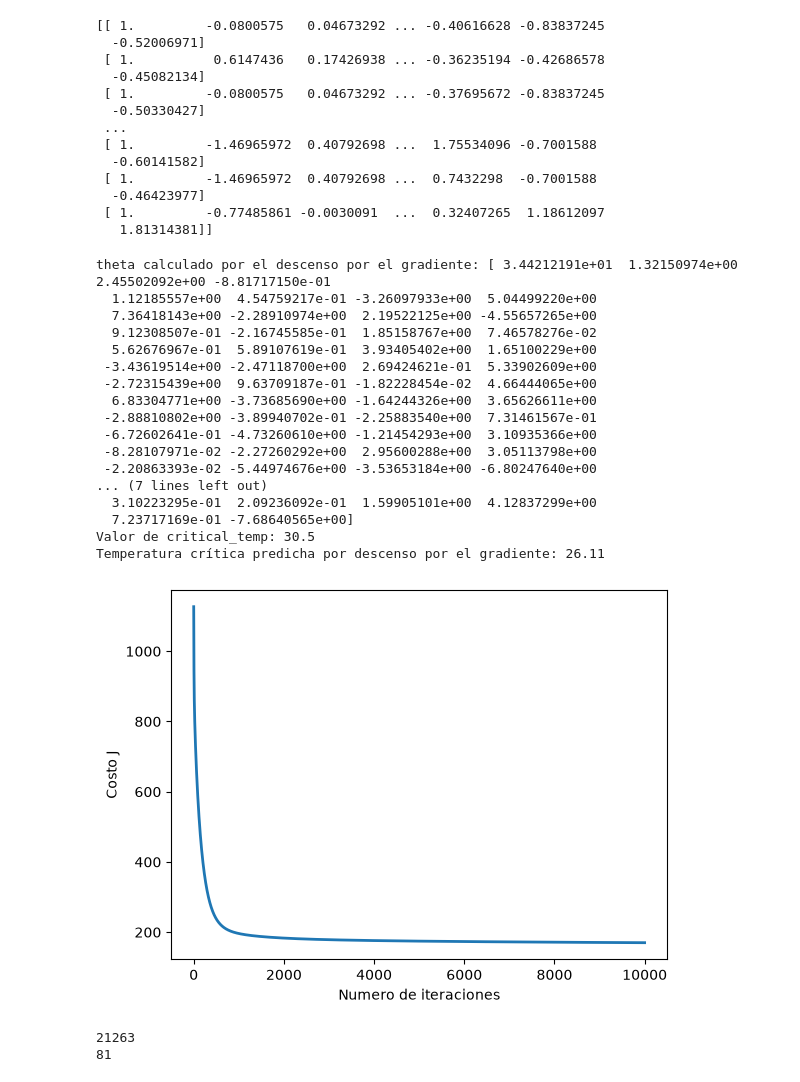
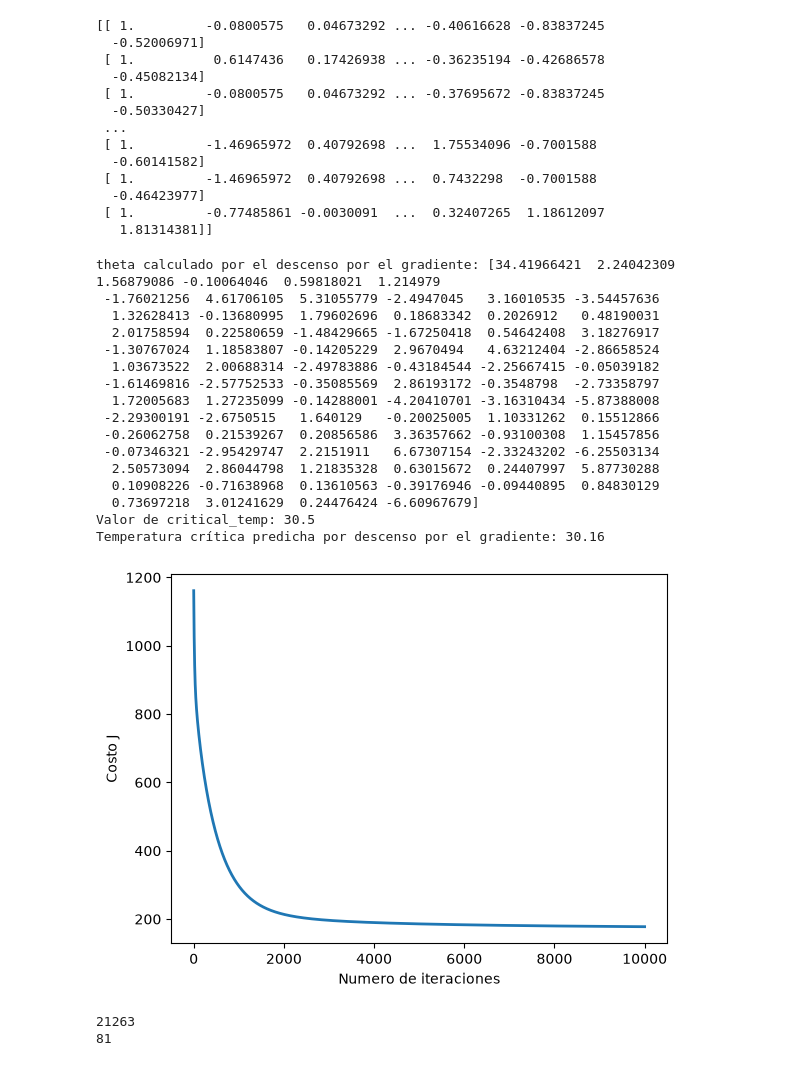
Before and after one commit to Zahir-R/SIS420-LABS, a Jupyter notebook: LAB2/script.ipynb, the cells around one changed output. Saved outputs shown, nothing was run; the diff lists cells and outputs as text; code cells hidden in the pictures.

```diff
--- a/LAB2/script.ipynb
+++ b/LAB2/script.ipynb
@@ -120,46 +112,42 @@ def gradientDescentMulti(X, y, theta, alpha, num_iters):
 
     return theta, J_history
 # %%
-alpha = 0.003 # alpha = 0.001
+alpha = 0.001 #0.003
 num_iters = 10000
 
-# inicializa theta y ejecuta el descenso por el gradiente
 theta = np.zeros(X.shape[1])
 theta_dg, J_history = gradientDescentMulti(X, y, theta, alpha, num_iters)
 
-# Grafica la convergencia del costo
 pyplot.plot(np.arange(len(J_history)), J_history, lw=2)
 pyplot.xlabel('Numero de iteraciones')
 pyplot.ylabel('Costo J')
 
-# Muestra los resultados del descenso por el gradiente
 print('theta calculado por el descenso por el gradiente: {:s}'.format(str(theta_dg)))
 
 ejemplo = X_df.iloc[187].values
 ejemplo_dg = (ejemplo - mu) / sigma
 X_array = np.insert(ejemplo_dg, 0, 1)
 temp_pred = np.dot(X_array, theta_dg)
 y_pred_n = np.dot(X, theta_dg)
 
 print(f'Valor de critical_temp: {y[187]}')
 print(f'Temperatura crítica predicha por descenso por el gradiente: {temp_pred:.2f}')
 # %% [output]
-theta calculado por el descenso por el gradiente: [ 3.44212191e+01  1.32150974e+00  2.45502092e+00 -8.81717150e-01
-  1.12185557e+00  4.54759217e-01 -3.26097933e+00  5.04499220e+00
-  7.36418143e+00 -2.28910974e+00  2.19522125e+00 -4.55657265e+00
-  9.12308507e-01 -2.16745585e-01  1.85158767e+00  7.46578276e-02
-  5.62676967e-01  5.89107619e-01  3.93405402e+00  1.65100229e+00
- -3.43619514e+00 -2.47118700e+00  2.69424621e-01  5.33902609e+00
- -2.72315439e+00  9.63709187e-01 -1.82228454e-02  4.66444065e+00
-  6.83304771e+00 -3.73685690e+00 -1.64244326e+00  3.65626611e+00
- -2.88810802e+00 -3.89940702e-01 -2.25883540e+00  7.31461567e-01
- -6.72602641e-01 -4.73260610e+00 -1.21454293e+00  3.10935366e+00
- -8.28107971e-02 -2.27260292e+00  2.95600288e+00  3.05113798e+00
- -2.20863393e-02 -5.44974676e+00 -3.53653184e+00 -6.80247640e+00
-... (7 lines left out)
-  3.10223295e-01  2.09236092e-01  1.59905101e+00  4.12837299e+00
-  7.23717169e-01 -7.68640565e+00]
+theta calculado por el descenso por el gradiente: [34.41966421  2.24042309  1.56879086 -0.10064046  0.59818021  1.214979
+ -1.76021256  4.61706105  5.31055779 -2.4947045   3.16010535 -3.54457636
+  1.32628413 -0.13680995  1.79602696  0.18683342  0.2026912   0.48190031
+  2.01758594  0.22580659 -1.48429665 -1.67250418  0.54642408  3.18276917
+ -1.30767024  1.18583807 -0.14205229  2.9670494   4.63212404 -2.86658524
+  1.03673522  2.00688314 -2.49783886 -0.43184544 -2.25667415 -0.05039182
+ -1.61469816 -2.57752533 -0.35085569  2.86193172 -0.3548798  -2.73358797
+  1.72005683  1.27235099 -0.14288001 -4.20410701 -3.16310434 -5.87388008
+ -2.29300191 -2.6750515   1.640129   -0.20025005  1.10331262  0.15512866
+ -0.26062758  0.21539267  0.20856586  3.36357662 -0.93100308  1.15457856
+ -0.07346321 -2.95429747  2.2151911   6.67307154 -2.33243202 -6.25503134
+  2.50573094  2.86044798  1.21835328  0.63015672  0.24407997  5.87730288
+  0.10908226 -0.71638968  0.13610563 -0.39176946 -0.09440895  0.84830129
+  0.73697218  3.01241629  0.24476424 -6.60967679]
 Valor de critical_temp: 30.5
-Temperatura crítica predicha por descenso por el gradiente: 26.11
+Temperatura crítica predicha por descenso por el gradiente: 30.16
-[figure, old version]
+[figure, new version]
 # %%
```
Also changed, not shown: parts of 8 cells of this notebook, 19 other files.
